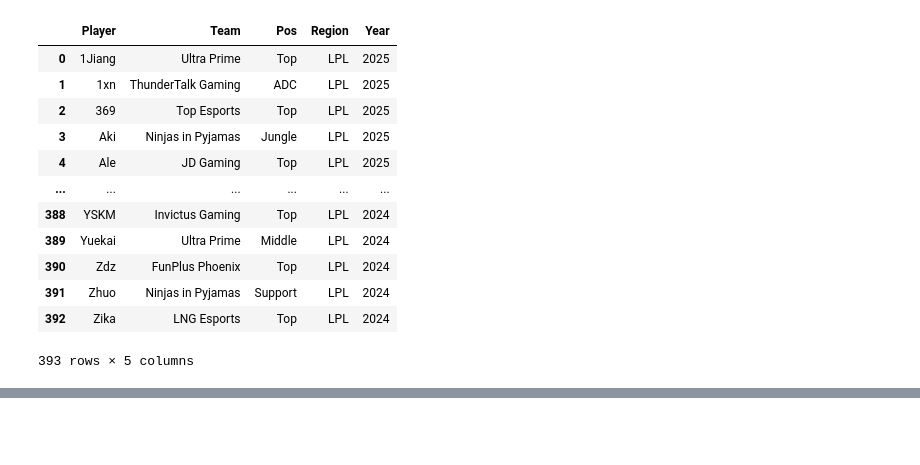
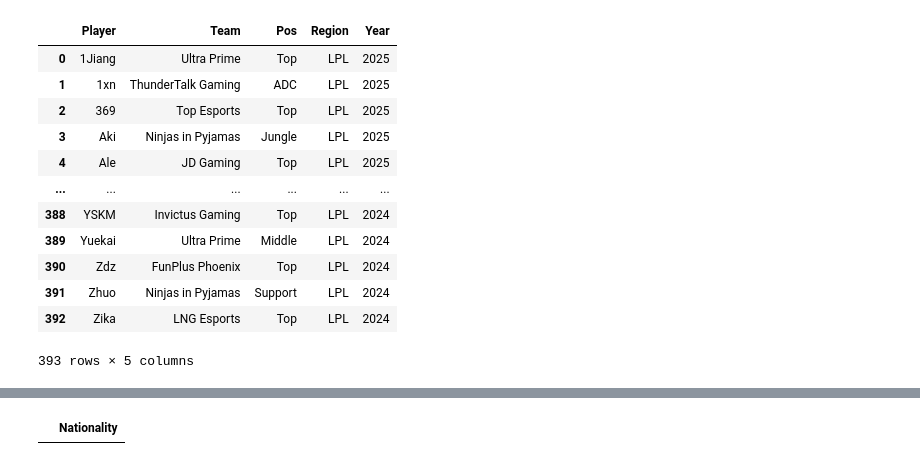
Before and after one commit to garou404/Knowledge-Graph-Application-Project, a Jupyter notebook: scraping_pre_processing.ipynb, the cells around one changed output, grey strips where cells are left out. Cells and saved outputs as stored; diff of their text form; code cells hidden in the pictures; blank space fills up the shorter version.

```diff
--- a/scraping_pre_processing.ipynb
+++ b/scraping_pre_processing.ipynb
@@ -351,0 +354,3 @@ df_players.loc[df_players['Pos'] == 'Midlane']
+# %%
+df_players = pd.read_csv("./data/processed/df_players.csv")
+df_players.loc[df_players['Nationality'] == 'unknown' ,['Player', 'Region', 'Nationality']].to_dict('records')
@@ -351,0 +419,6 @@ df_players.loc[df_players['Pos'] == 'Midlane']
+# %%
+df_players.loc[df_players['Nationality'] == 'unknown' ,['Nationality']] = \
+    df_players.loc[df_players['Nationality'] == 'unknown' ,['Player', 'Nationality']].apply(lambda x : mappign_player_nationality[x['Player']], axis=1)
+df_players.loc[df_players['Nationality'] == 'unknown' ,['Nationality']]
+# %% [output]
+|  | Nationality |
```
Also changed, not shown: parts of 4 cells of this notebook, 7 other files.
